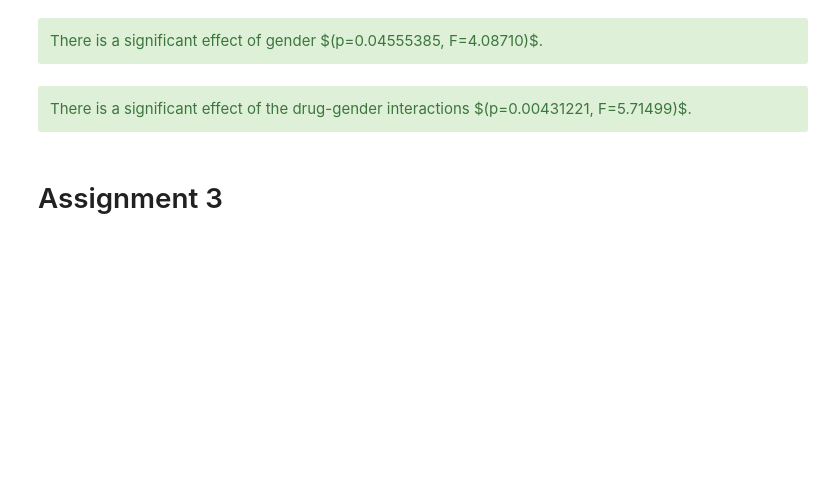
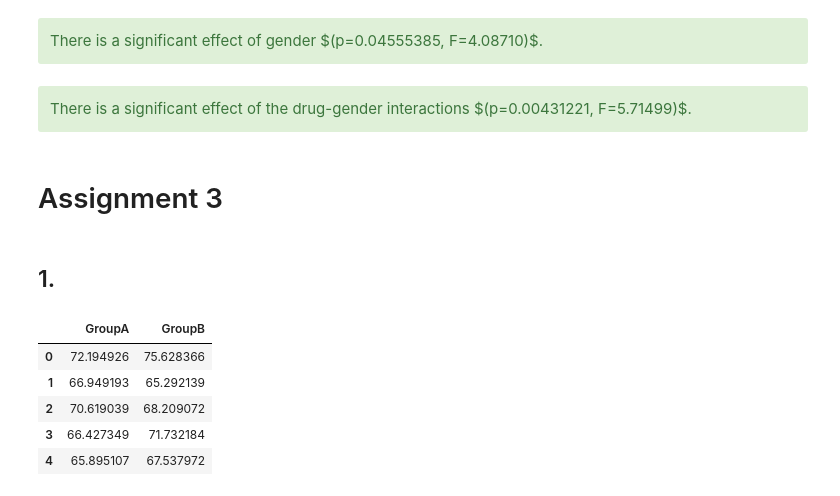
Before and after one commit to pulkitgoyal56/adv-stat, a Jupyter notebook: AdvStat-HW_PulkitGoyal.ipynb, the cells around one changed output. Saved outputs shown, nothing was run; the diff lists cells and outputs as text; code cells hidden in the pictures; blank space fills up the shorter version.

```diff
--- a/AdvStat-HW_PulkitGoyal.ipynb
+++ b/AdvStat-HW_PulkitGoyal.ipynb
@@ -882,3 +882,16 @@ There is a significant effect of gender $(p=0.04555385, F=4.08710)$.
 There is a significant effect of the drug-gender interactions $(p=0.00431221, F=5.71499)$.
 # %% [markdown]
 # Assignment 3
+# %% [markdown]
+## 1.
+# %%
+data = pd.read_csv('data/3/Table1.csv')
+# %%
+data.head()
+# %% [output]
+|  | GroupA | GroupB |
+| 0 | 72.194926 | 75.628366 |
+| 1 | 66.949193 | 65.292139 |
+| 2 | 70.619039 | 68.209072 |
+| 3 | 66.427349 | 71.732184 |
+| 4 | 65.895107 | 67.537972 |
```
Also changed, not shown: parts of 19 cells of this notebook.
